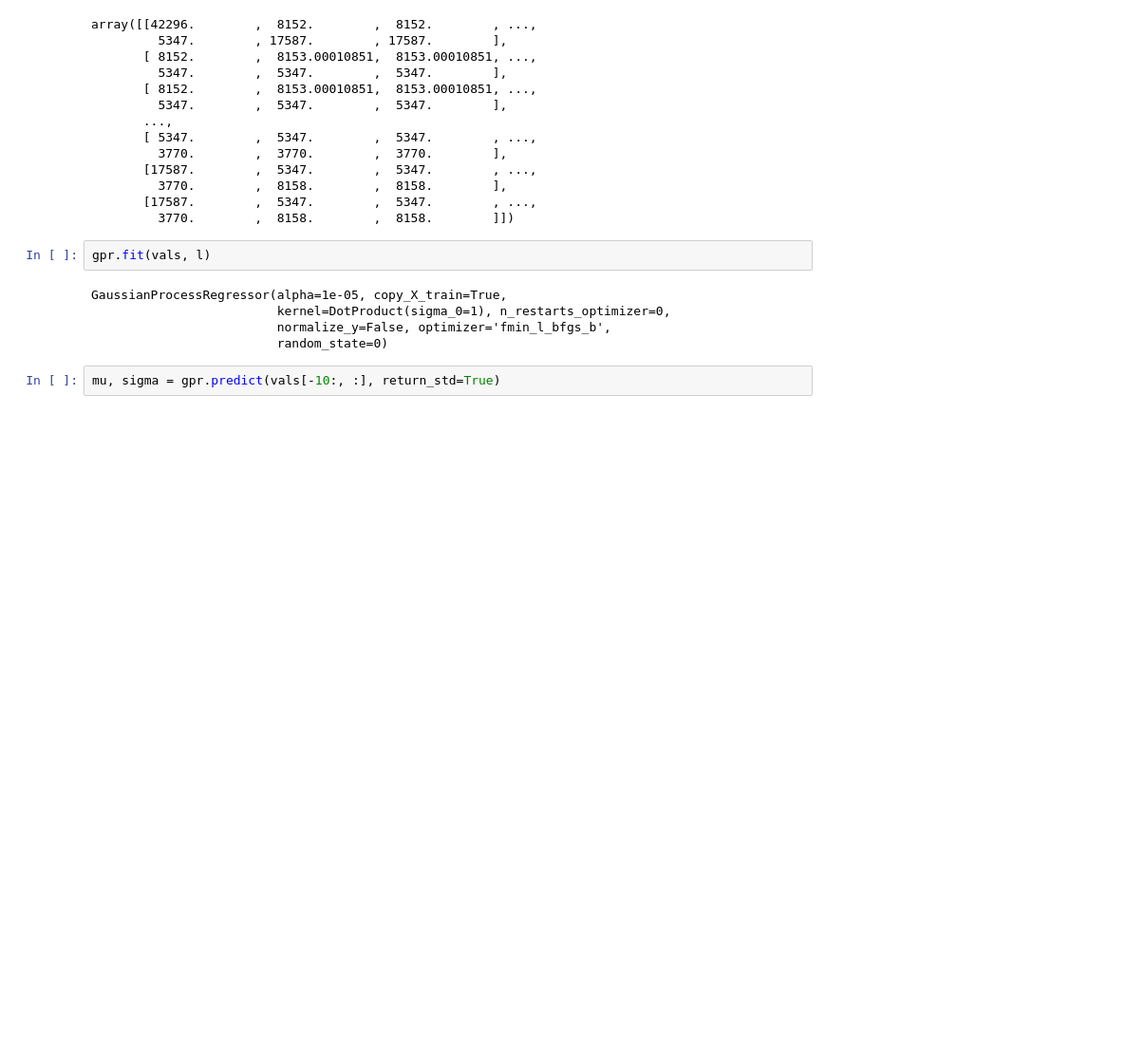
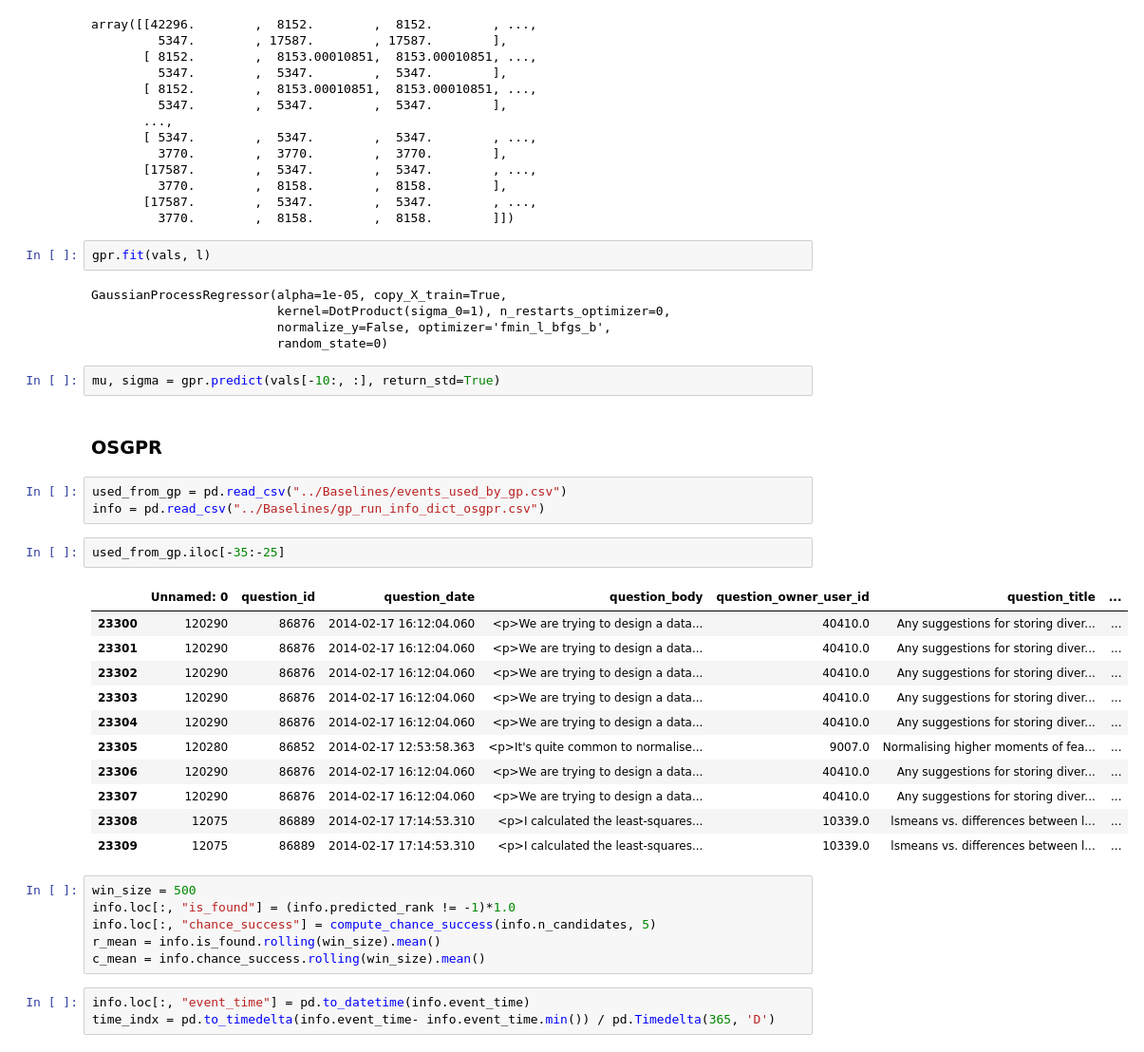
Before and after one commit to elvisnava/DSLab-StackOverflow, a Jupyter notebook: data-exploration/GP.ipynb, the cells around one changed output. Shown at 95% size. Drawn from its saved outputs; the diff is of its cells as text; blank space fills up the shorter version.

```diff
--- a/data-exploration/GP.ipynb
+++ b/data-exploration/GP.ipynb
@@ -103,3 +103,31 @@ GaussianProcessRegressor(alpha=1e-05, copy_X_train=True,
                          random_state=0)
 # %%
 mu, sigma = gpr.predict(vals[-10:, :], return_std=True)
+# %% [markdown]
+### OSGPR
+# %%
+used_from_gp = pd.read_csv("../Baselines/events_used_by_gp.csv")
+info = pd.read_csv("../Baselines/gp_run_info_dict_osgpr.csv")
+# %%
+used_from_gp.iloc[-35:-25]
+# %% [output]
+|  | Unnamed: 0 | question_id | question_date | question_body | question_owner_user_id | question_title | ... |
+| 23300 | 120290 | 86876 | 2014-02-17 16:12:04.060 | <p>We are trying to design a data... | 40410.0 | Any suggestions for storing diver... | ... |
+| 23301 | 120290 | 86876 | 2014-02-17 16:12:04.060 | <p>We are trying to design a data... | 40410.0 | Any suggestions for storing diver... | ... |
+| 23302 | 120290 | 86876 | 2014-02-17 16:12:04.060 | <p>We are trying to design a data... | 40410.0 | Any suggestions for storing diver... | ... |
+| 23303 | 120290 | 86876 | 2014-02-17 16:12:04.060 | <p>We are trying to design a data... | 40410.0 | Any suggestions for storing diver... | ... |
+| 23304 | 120290 | 86876 | 2014-02-17 16:12:04.060 | <p>We are trying to design a data... | 40410.0 | Any suggestions for storing diver... | ... |
+| 23305 | 120280 | 86852 | 2014-02-17 12:53:58.363 | <p>It's quite common to normalise... | 9007.0 | Normalising higher moments of fea... | ... |
+| 23306 | 120290 | 86876 | 2014-02-17 16:12:04.060 | <p>We are trying to design a data... | 40410.0 | Any suggestions for storing diver... | ... |
+| 23307 | 120290 | 86876 | 2014-02-17 16:12:04.060 | <p>We are trying to design a data... | 40410.0 | Any suggestions for storing diver... | ... |
+| 23308 | 12075 | 86889 | 2014-02-17 17:14:53.310 | <p>I calculated the least-squares... | 10339.0 | lsmeans vs. differences between l... | ... |
+| 23309 | 12075 | 86889 | 2014-02-17 17:14:53.310 | <p>I calculated the least-squares... | 10339.0 | lsmeans vs. differences between l... | ... |
+# %%
+win_size = 500
+info.loc[:, "is_found"] = (info.predicted_rank != -1)*1.0
+info.loc[:, "chance_success"] = compute_chance_success(info.n_candidates, 5)
+r_mean = info.is_found.rolling(win_size).mean()
+c_mean = info.chance_success.rolling(win_size).mean()
+# %%
+info.loc[:, "event_time"] = pd.to_datetime(info.event_time)
+time_indx = pd.to_timedelta(info.event_time- info.event_time.min()) / pd.Timedelta(365, 'D')
```
Also changed, not shown: parts of 3 cells of this notebook.
